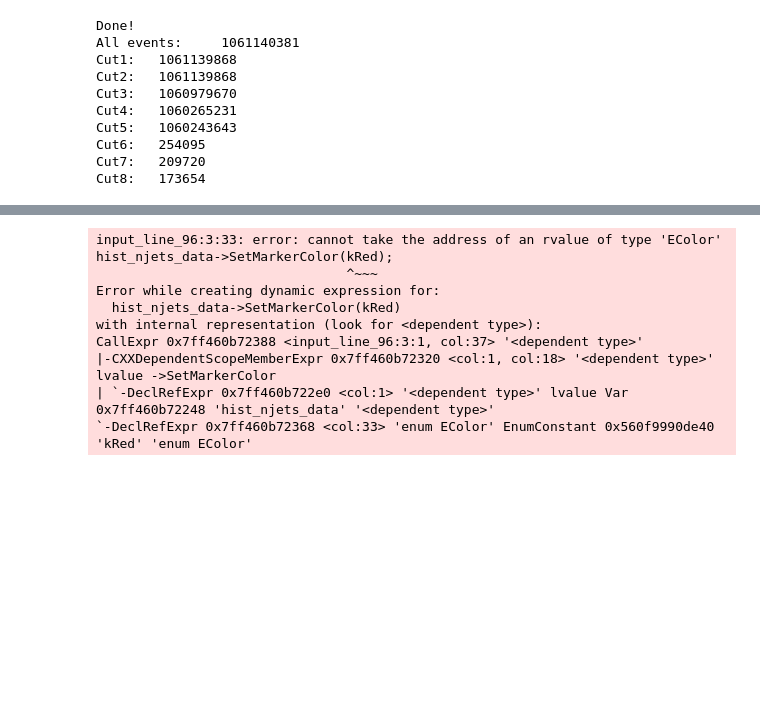
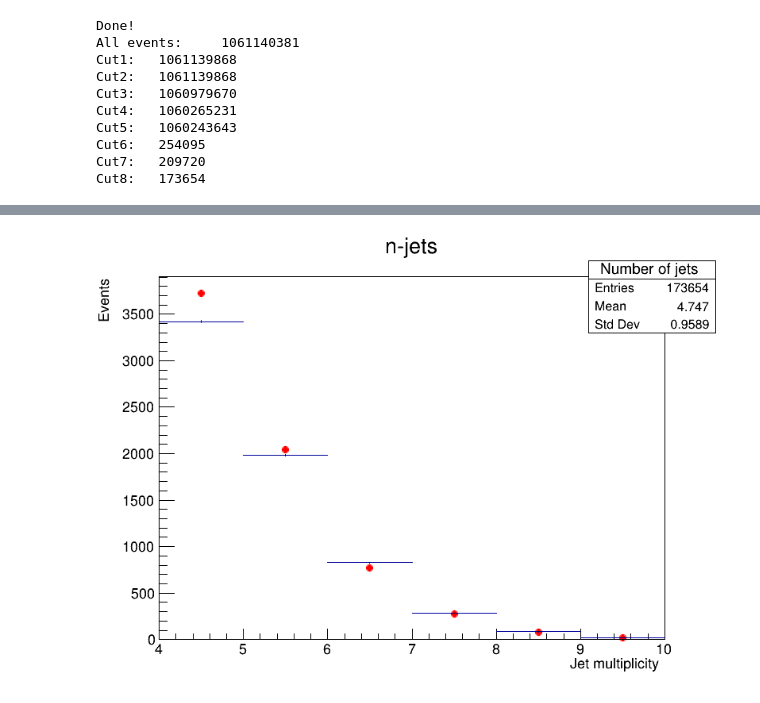
Before and after one commit to anmgomezmo/Excercises_3_root, a Jupyter notebook: TTbarSel_8TeV_MC_Data.ipynb, the cells around one changed output, grey strips where cells are left out. Cells and saved outputs as stored; diff of their text form; code cells hidden in the pictures; blank space fills up the shorter version.

```diff
--- a/TTbarSel_8TeV_MC_Data.ipynb
+++ b/TTbarSel_8TeV_MC_Data.ipynb
@@ -471,19 +484,11 @@ canvas->Draw();
 # %%
 hist_njets_data->SetMarkerStyle(20);
 hist_njets_data->SetMarkerColor(kRed);
 hist_njets_data->Draw("p");
 //hist_njets_mc->SetMarkerStyle(21);
 //hist_njets_mc->SetMarkerColor(kBlue);
+hist_njets_mc->Scale((1000.*137.29749)/(49761200.21*0.072212854)); // re-scale MC histogram
 hist_njets_mc->Draw("same");
 canvas->Draw();
 # %% [output]
-input_line_96:3:33: error: cannot take the address of an rvalue of type 'EColor'
-hist_njets_data->SetMarkerColor(kRed);
-                                ^~~~
-Error while creating dynamic expression for:
-  hist_njets_data->SetMarkerColor(kRed)
-with internal representation (look for <dependent type>):
-CallExpr 0x7ff460b72388 <input_line_96:3:1, col:37> '<dependent type>'
-|-CXXDependentScopeMemberExpr 0x7ff460b72320 <col:1, col:18> '<dependent type>' lvalue ->SetMarkerColor
-| `-DeclRefExpr 0x7ff460b722e0 <col:1> '<dependent type>' lvalue Var 0x7ff460b72248 'hist_njets_data' '<dependent type>'
-`-DeclRefExpr 0x7ff460b72368 <col:33> 'enum EColor' EnumConstant 0x560f9990de40 'kRed' 'enum EColor'
+[figure, added]
```
Also changed, not shown: parts of 6 cells of this notebook, 4 other files.
